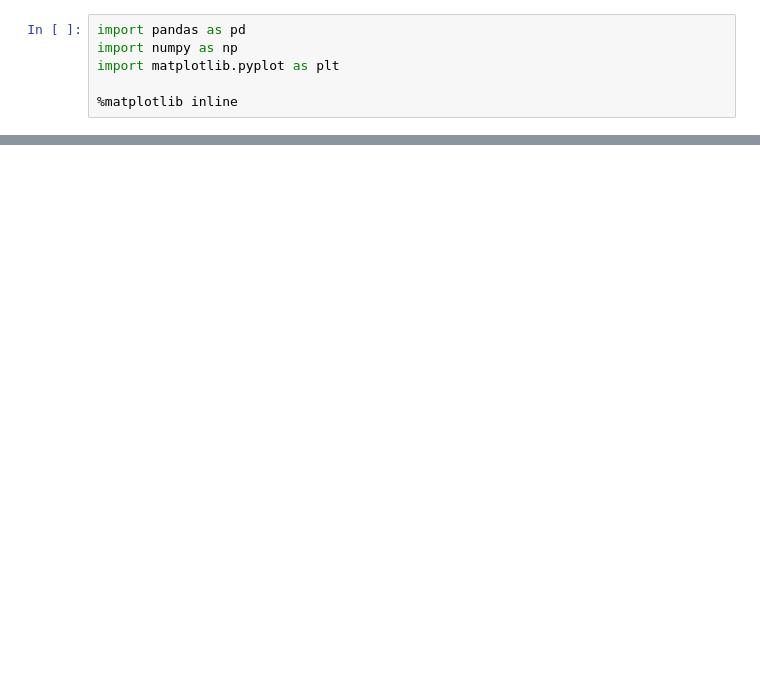
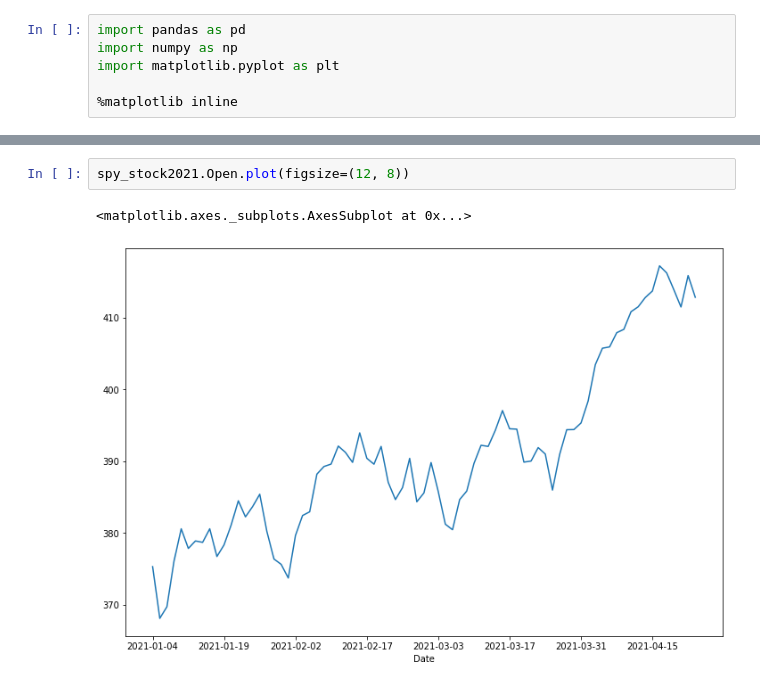
Before and after one commit to JiahuaZhang/machine-learning-trading, a Jupyter notebook: Untitled0.ipynb, the cells around one changed output, grey strips where cells are left out. Saved outputs shown, nothing was run; the diff lists cells and outputs as text; blank space fills up the shorter version.

```diff
--- a/Untitled0.ipynb
+++ b/Untitled0.ipynb
@@ -30,0 +52,5 @@ hi
+# %%
+spy_stock2021.Open.plot(figsize=(12, 8))
+# %% [output]
+<matplotlib.axes._subplots.AxesSubplot at 0x...>
+[figure, added]
```
Also changed, not shown: parts of 16 cells of this notebook.
